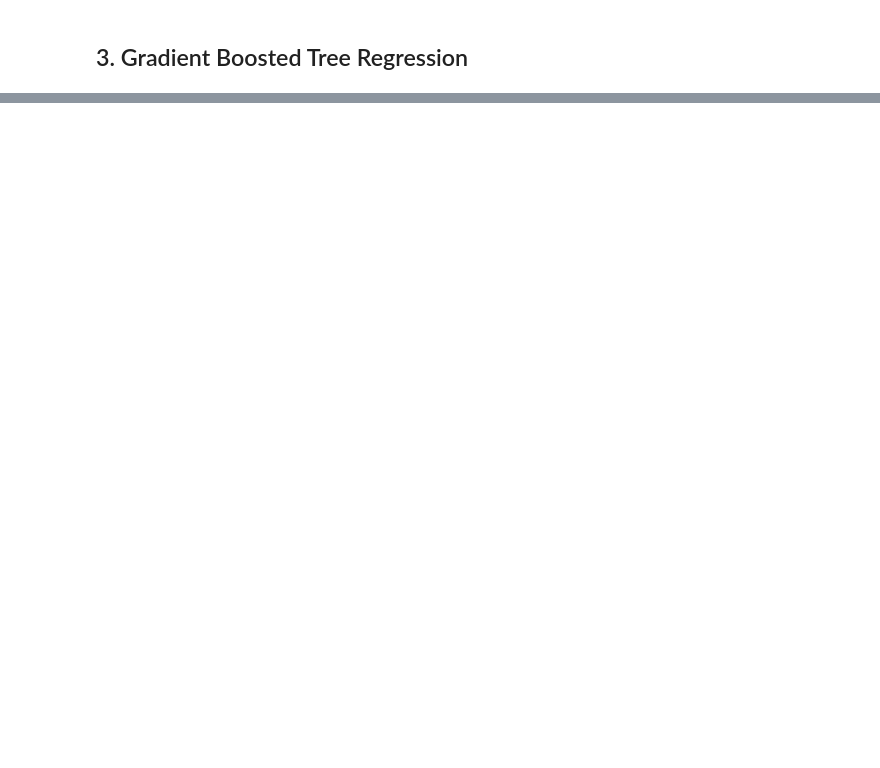
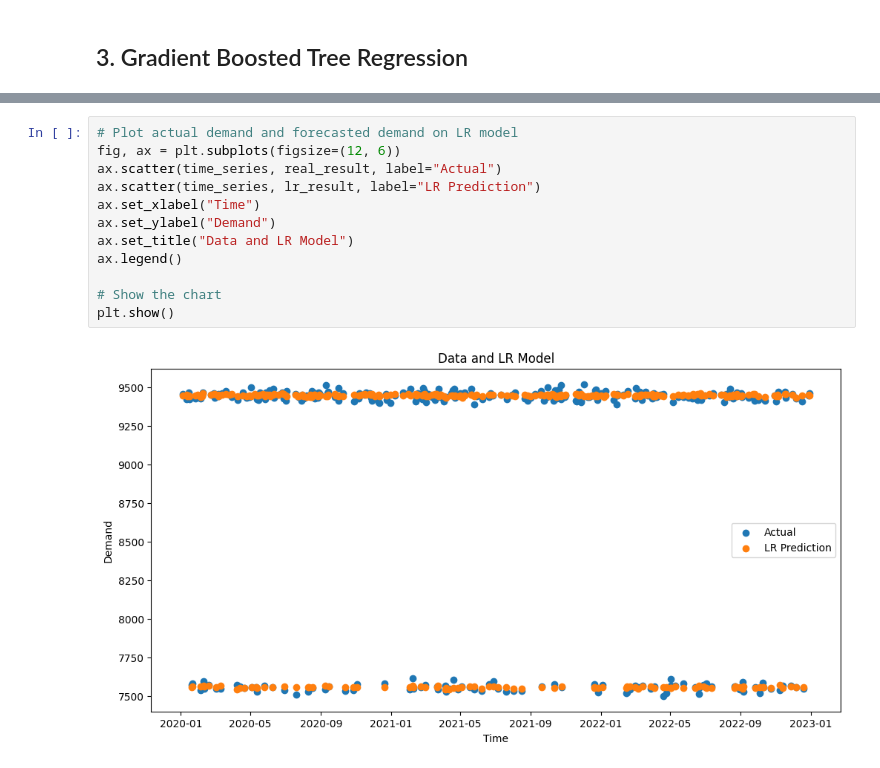
Before and after one commit to Maojia-Yao/Demand-Prediction, a Jupyter notebook: predict_model.ipynb, the cells around one changed output, grey strips where cells are left out. Cells and saved outputs as stored; diff of their text form; blank space fills up the shorter version.

```diff
--- a/predict_model.ipynb
+++ b/predict_model.ipynb
@@ -377,0 +335,14 @@ plt.show()
+# %%
+# Plot actual demand and forecasted demand on LR model
+fig, ax = plt.subplots(figsize=(12, 6))
+ax.scatter(time_series, real_result, label="Actual")
+ax.scatter(time_series, lr_result, label="LR Prediction")
+ax.set_xlabel("Time")
+ax.set_ylabel("Demand")
+ax.set_title("Data and LR Model")
+ax.legend()
+
+# Show the chart
+plt.show()
+# %% [output]
+[figure, added]
```
Also changed, not shown: parts of 27 cells of this notebook, 43 other files.
